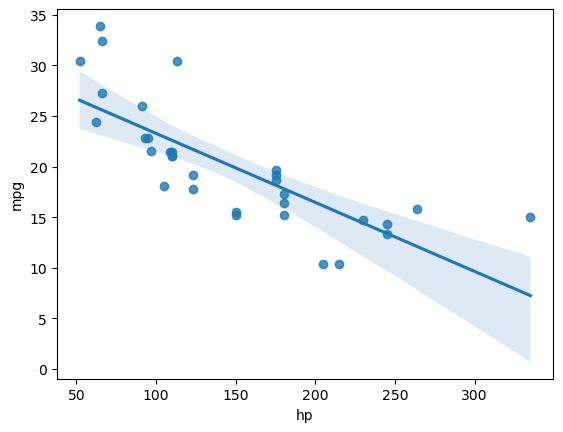
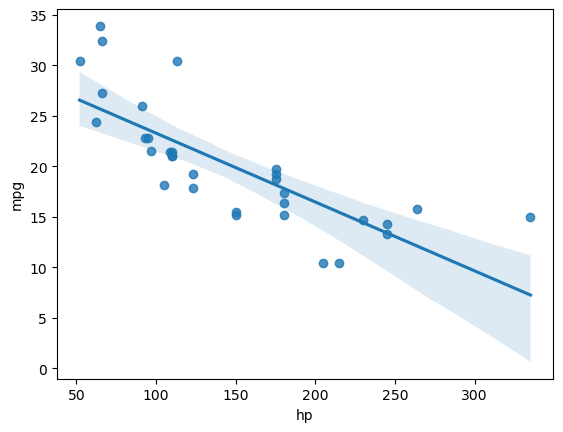
Unified diff of the notebook cell whose output changed from the first chart to the second:
--- before
+++ after
@@ -1 +1,2 @@
 sns.regplot(data=df, x='hp', y='mpg')
+plt.show();

Commit: a